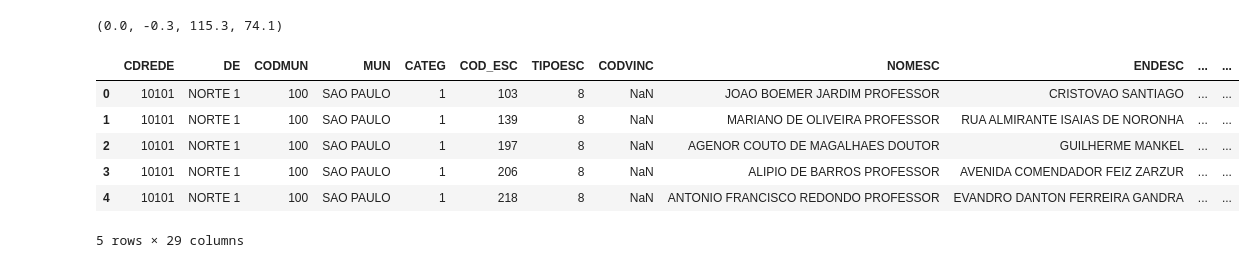
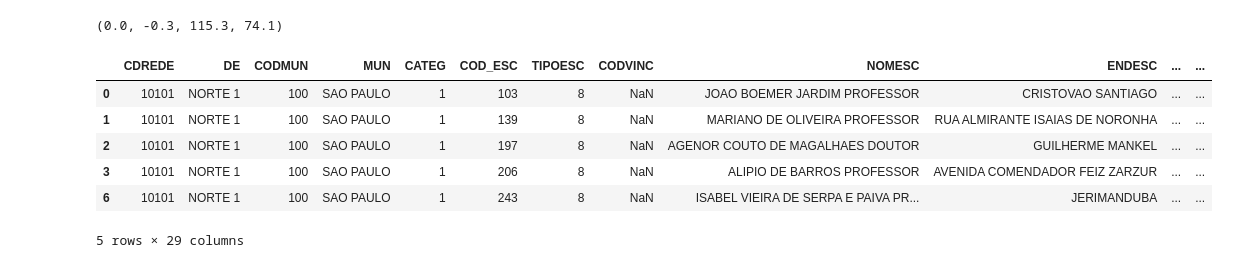
Before and after one commit to mscorzoni/Data_Collection, a Jupyter notebook: test.ipynb, the cells around one changed output. Saved outputs shown, nothing was run; the diff lists cells and outputs as text; code cells hidden in the pictures.

```diff
--- a/test.ipynb
+++ b/test.ipynb
@@ -87,14 +87,14 @@ round(mean_z, 1), round(median_z, 1), round(mean_mm, 1), round(median_mm, 1)
 # %%
 # removing nan
 
 cols_to_check = ['EJA FUNDAMENTAL_AI', 'EJA ENSINO MÉDIO', 'EJA FUNDAMENTAL_AF', 'EJA FUNDAMENTAL_MULTI']
 data_clean =  data.dropna(subset=cols_to_check)
-data.head()
+data_clean.head()
 # %% [output]
 |  | CDREDE | DE | CODMUN | MUN | CATEG | COD_ESC | TIPOESC | CODVINC | NOMESC | ENDESC | ... | ... |
 | 0 | 10101 | NORTE 1 | 100 | SAO PAULO | 1 | 103 | 8 | NaN | JOAO BOEMER JARDIM PROFESSOR | CRISTOVAO SANTIAGO | ... | ... |
 | 1 | 10101 | NORTE 1 | 100 | SAO PAULO | 1 | 139 | 8 | NaN | MARIANO DE OLIVEIRA PROFESSOR | RUA ALMIRANTE ISAIAS DE NORONHA | ... | ... |
 | 2 | 10101 | NORTE 1 | 100 | SAO PAULO | 1 | 197 | 8 | NaN | AGENOR COUTO DE MAGALHAES DOUTOR | GUILHERME MANKEL | ... | ... |
 | 3 | 10101 | NORTE 1 | 100 | SAO PAULO | 1 | 206 | 8 | NaN | ALIPIO DE BARROS PROFESSOR | AVENIDA COMENDADOR FEIZ ZARZUR | ... | ... |
-| 4 | 10101 | NORTE 1 | 100 | SAO PAULO | 1 | 218 | 8 | NaN | ANTONIO FRANCISCO REDONDO PROFESSOR | EVANDRO DANTON FERREIRA GANDRA | ... | ... |
+| 6 | 10101 | NORTE 1 | 100 | SAO PAULO | 1 | 243 | 8 | NaN | ISABEL VIEIRA DE SERPA E PAIVA PR... | JERIMANDUBA | ... | ... |
 5 rows × 29 columns
```
Also changed, not shown: parts of 1 cell of this notebook.
